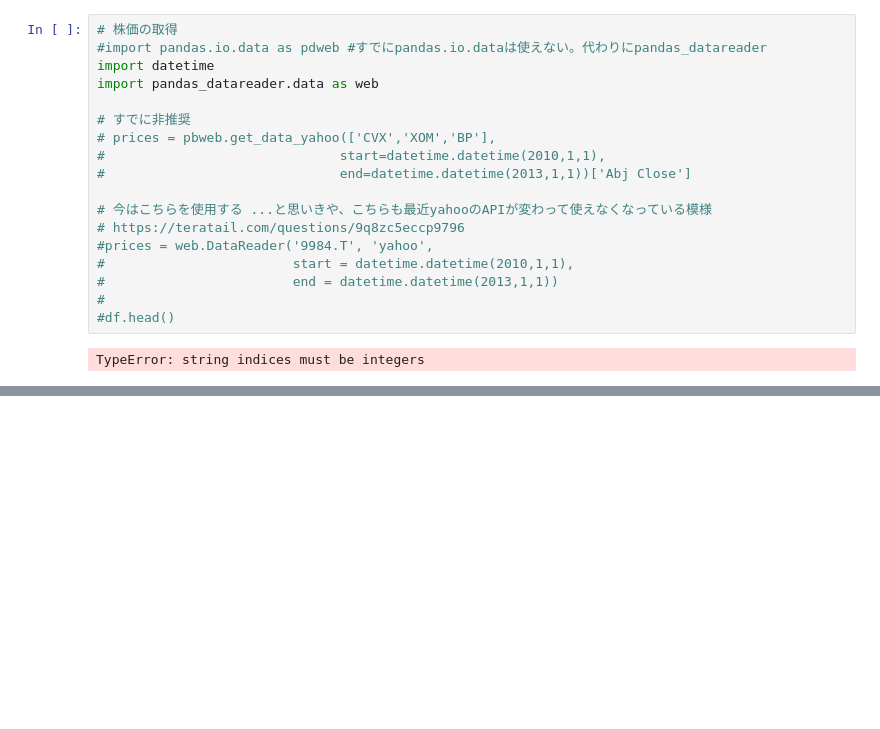
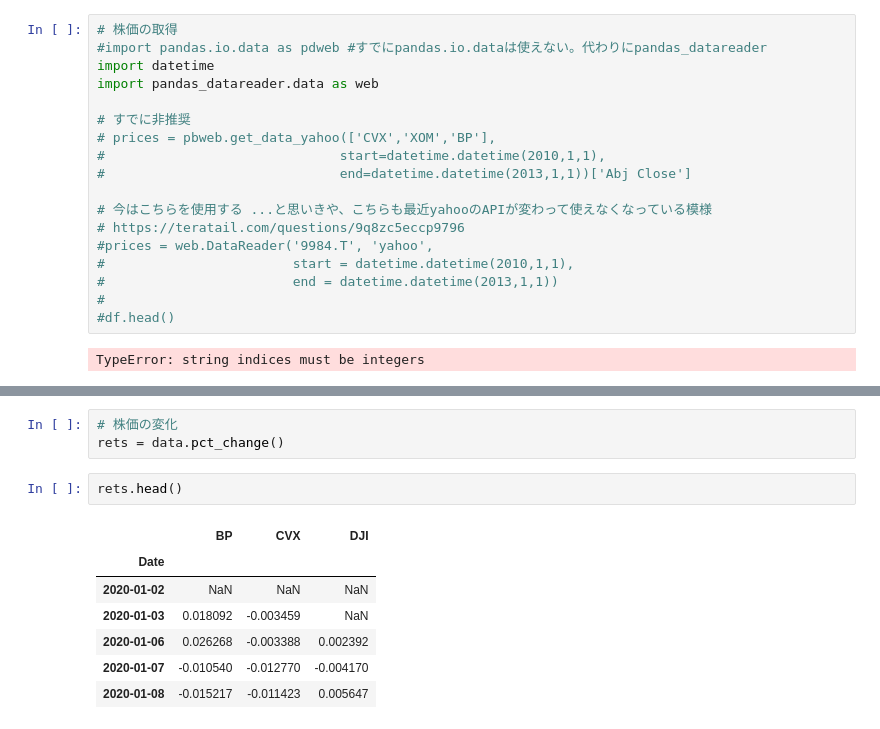
Before and after one commit to largekind/DataScience, a Jupyter notebook: pandas.ipynb, the cells around one changed output, grey strips where cells are left out. Saved outputs shown, nothing was run; the diff lists cells and outputs as text; blank space fills up the shorter version.

```diff
--- a/pandas.ipynb
+++ b/pandas.ipynb
@@ -594,0 +604,13 @@ data.head()
+# %%
+# 株価の変化
+rets = data.pct_change()
+# %%
+rets.head()
+# %% [output]
+|  | BP | CVX | DJI |
+| Date |  |  |  |
+| 2020-01-02 | NaN | NaN | NaN |
+| 2020-01-03 | 0.018092 | -0.003459 | NaN |
+| 2020-01-06 | 0.026268 | -0.003388 | 0.002392 |
+| 2020-01-07 | -0.010540 | -0.012770 | -0.004170 |
+| 2020-01-08 | -0.015217 | -0.011423 | 0.005647 |
```
Also changed, not shown: parts of 5 cells of this notebook.
